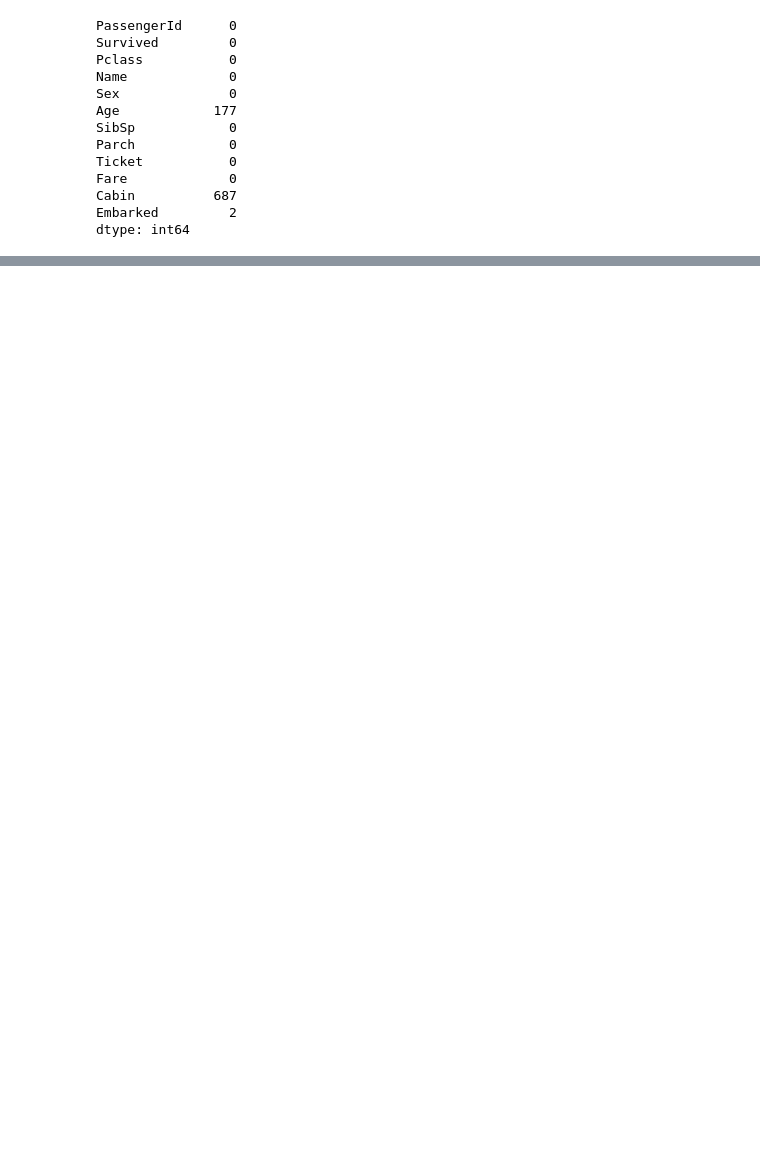
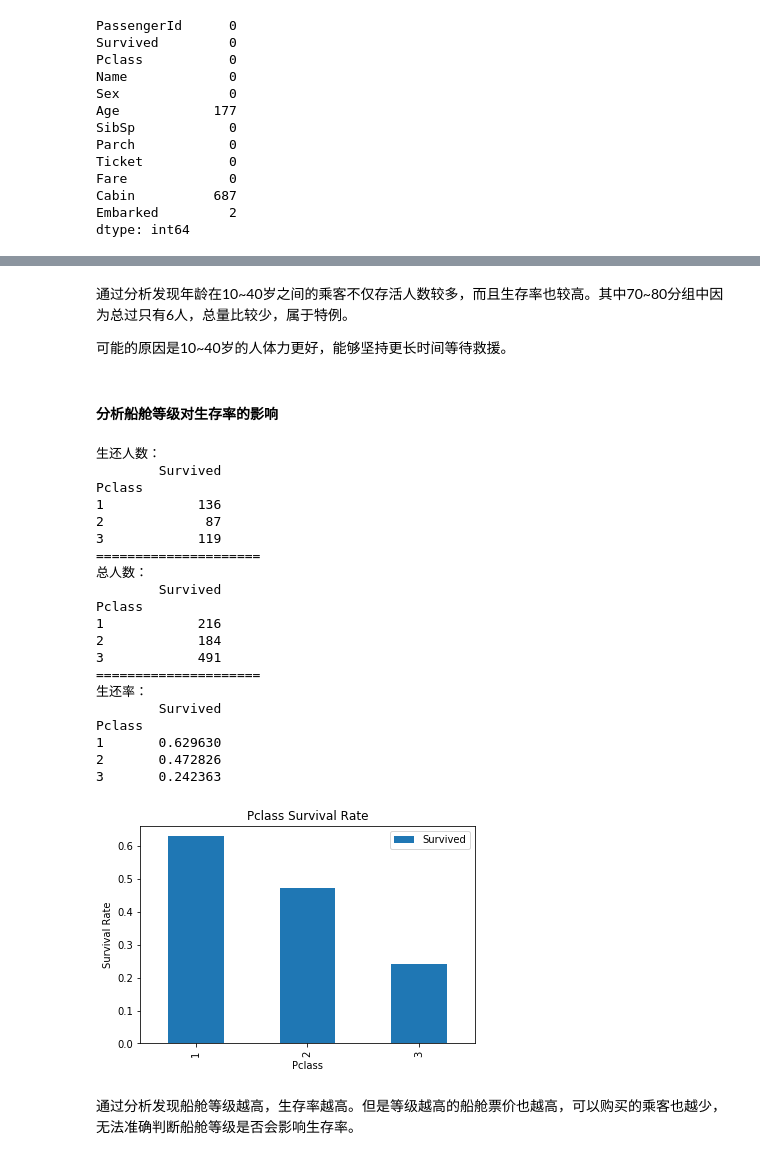
Before and after one commit to GreenWangcl/UD_ML, a Jupyter notebook: basic/p4_titanic_data_exploration/titanic_data_exploration.ipynb, the cells around one changed output, grey strips where cells are left out. Saved outputs shown, nothing was run; the diff lists cells and outputs as text; code cells hidden in the pictures; blank space fills up the shorter version.

```diff
--- a/basic/p4_titanic_data_exploration/titanic_data_exploration.ipynb
+++ b/basic/p4_titanic_data_exploration/titanic_data_exploration.ipynb
@@ -98,0 +205,32 @@ dtype: int64
+# %% [markdown]
+通过分析发现年龄在10~40岁之间的乘客不仅存活人数较多，而且生存率也较高。其中70~80分组中因为总过只有6人，总量比较少，属于特例。
+
+可能的原因是10~40岁的人体力更好，能够坚持更长时间等待救援。
+# %% [markdown]
+#### 分析船舱等级对生存率的影响
+# %%
+analysis('Pclass')
+# %% [output]
+生还人数：
+        Survived
+Pclass
+1            136
+2             87
+3            119
+=====================
+总人数：
+        Survived
+Pclass
+1            216
+2            184
+3            491
+=====================
+生还率：
+        Survived
+Pclass
+1       0.629630
+2       0.472826
+3       0.242363
+[figure, added]
+# %% [markdown]
+通过分析发现船舱等级越高，生存率越高。但是等级越高的船舱票价也越高，可以购买的乘客也越少，无法准确判断船舱等级是否会影响生存率。
```
Also changed, not shown: parts of 36 cells of this notebook, 1 other file.
